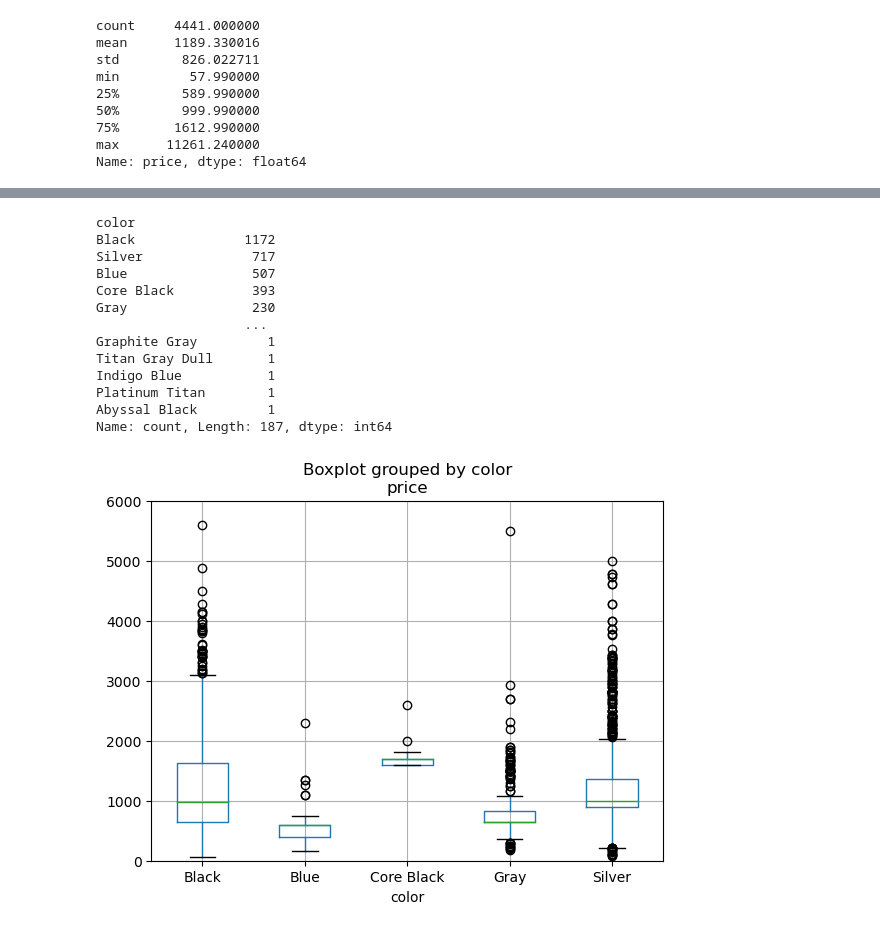
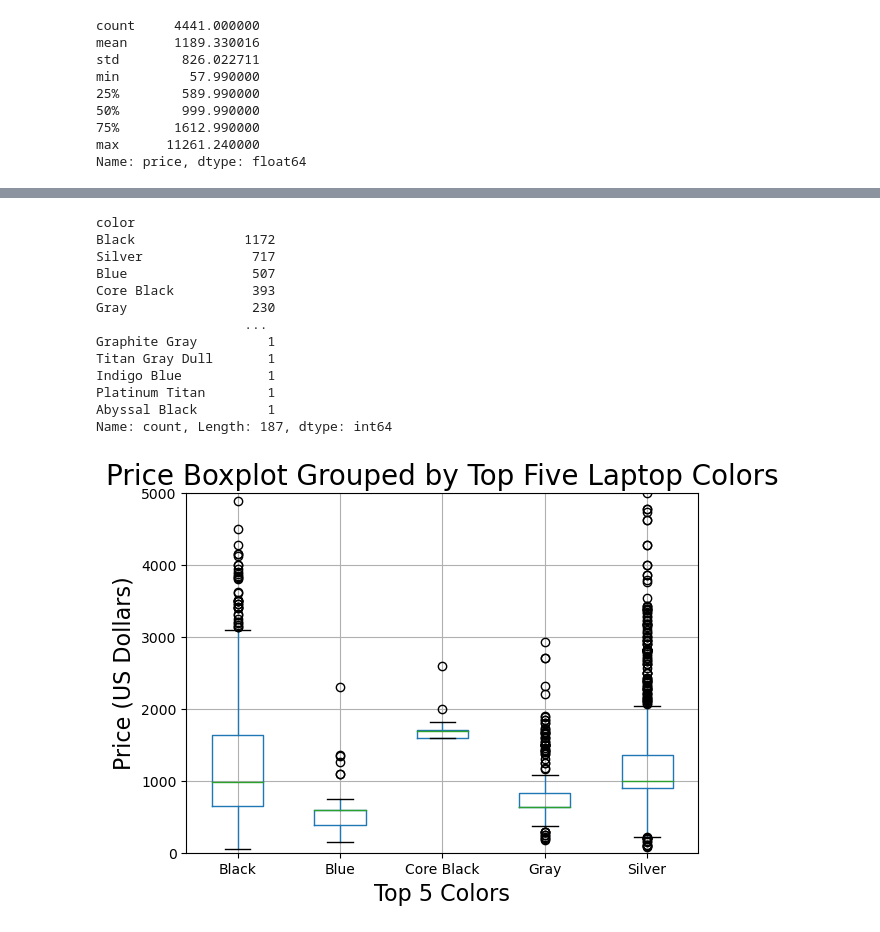
Before and after one commit to emlberman/project-emlberman, a Jupyter notebook: projectdraft.ipynb, the cells around one changed output, grey strips where cells are left out. Drawn from its saved outputs; the diff is of its cells as text; code cells hidden in the pictures.

```diff
--- a/projectdraft.ipynb
+++ b/projectdraft.ipynb
@@ -200,21 +238,25 @@ Name: count, dtype: int64
 # %%
 print(laptop_df['color'].value_counts())
 modified_df = laptop_df[laptop_df['color'].isin(laptop_df['color'].value_counts().head(5).index)]
 modified_df.boxplot(column='price', by='color')
-plt.ylim(0,6000)
+plt.xlabel('Top 5 Colors', fontsize=16)
+plt.ylabel('Price (US Dollars)', fontsize=16)
+plt.title('Price Boxplot Grouped by Top Five Laptop Colors', fontsize=20)
+plt.suptitle('')
+plt.ylim(0,5000)
 plt.show()
 # %% [output]
 color
 Black              1172
 Silver              717
 Blue                507
 Core Black          393
 Gray                230
                    ...
 Graphite Gray         1
 Titan Gray Dull       1
 Indigo Blue           1
 Platinum Titan        1
 Abyssal Black         1
 Name: count, Length: 187, dtype: int64
-[figure, old version]
+[figure, new version]
```
Also changed, not shown: parts of 8 cells of this notebook.
